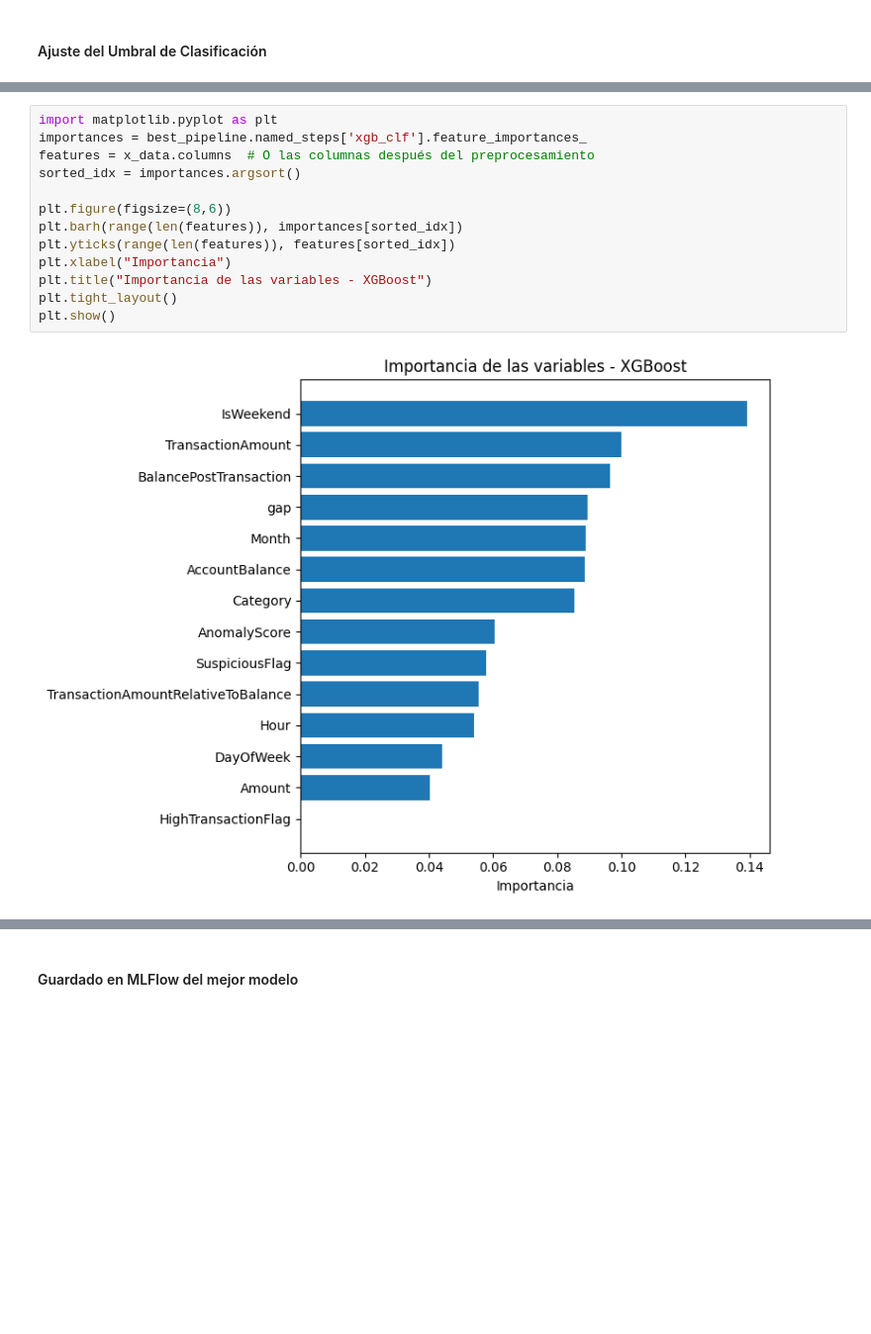
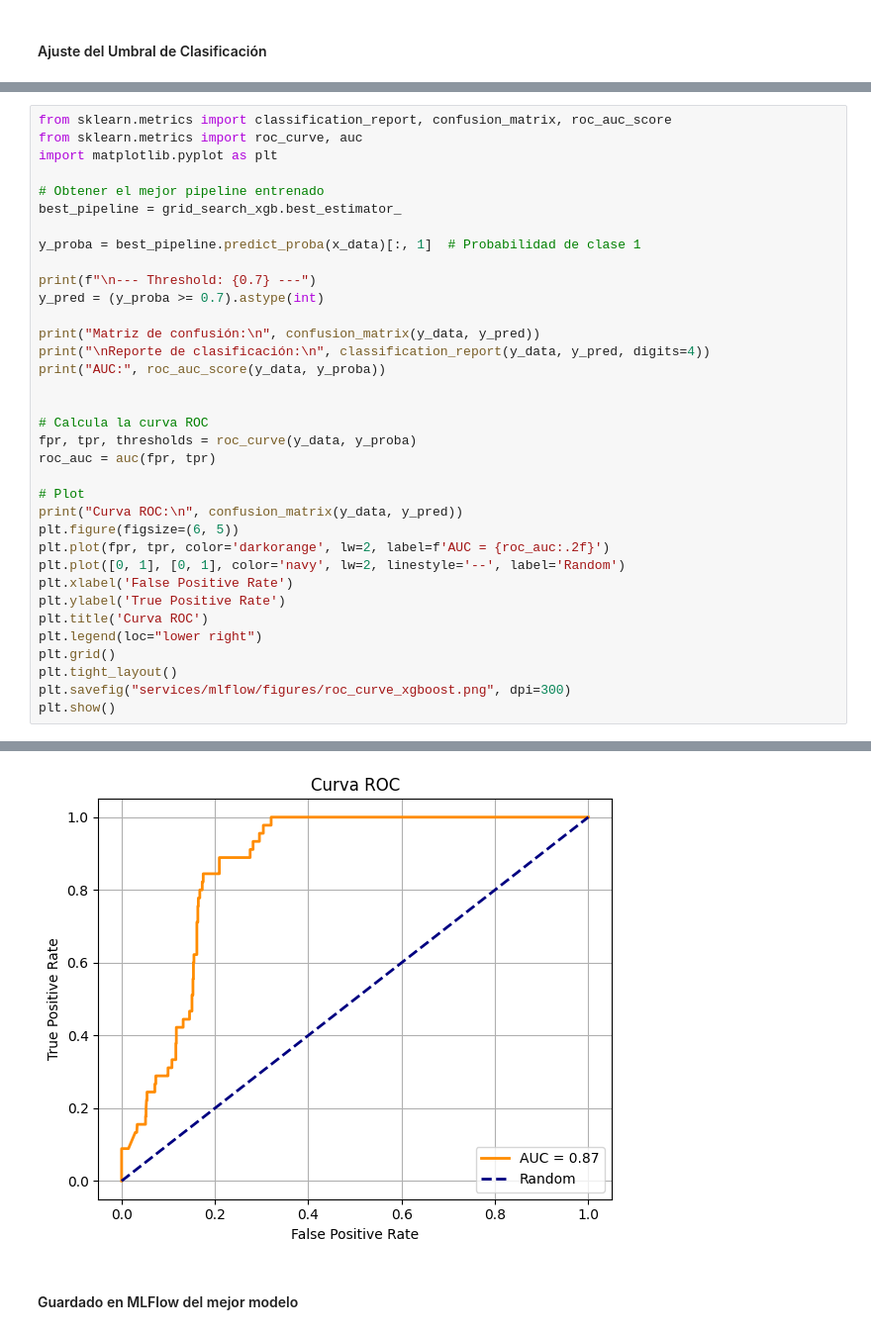
Before and after one commit to Camilabperez/Deteccion-fraude-ML, a Jupyter notebook: training/fraud-detection.ipynb, the cells around one changed output, grey strips where cells are left out. Shown at 99% size. Saved outputs shown, nothing was run; the diff lists cells and outputs as text; blank space fills up the shorter version.

```diff
--- a/fraud-detection.ipynb
+++ b/training/fraud-detection.ipynb
@@ -774,15 +850,36 @@ AUC: 0.8544618964514252
-# %%
-import matplotlib.pyplot as plt
-importances = best_pipeline.named_steps['xgb_clf'].feature_importances_
-features = x_data.columns  # O las columnas después del preprocesamiento
-sorted_idx = importances.argsort()
-
-plt.figure(figsize=(8,6))
-plt.barh(range(len(features)), importances[sorted_idx])
-plt.yticks(range(len(features)), features[sorted_idx])
-plt.xlabel("Importancia")
-plt.title("Importancia de las variables - XGBoost")
-plt.tight_layout()
-plt.show()
-# %% [output]
-[figure, removed]
+# %%
+from sklearn.metrics import classification_report, confusion_matrix, roc_auc_score
+from sklearn.metrics import roc_curve, auc
+import matplotlib.pyplot as plt
+
+# Obtener el mejor pipeline entrenado
+best_pipeline = grid_search_xgb.best_estimator_
+
+y_proba = best_pipeline.predict_proba(x_data)[:, 1]  # Probabilidad de clase 1
+
+print(f"\n--- Threshold: {0.7} ---")
+y_pred = (y_proba >= 0.7).astype(int)
+
+print("Matriz de confusión:\n", confusion_matrix(y_data, y_pred))
+print("\nReporte de clasificación:\n", classification_report(y_data, y_pred, digits=4))
+print("AUC:", roc_auc_score(y_data, y_proba))
+
+
+# Calcula la curva ROC
+fpr, tpr, thresholds = roc_curve(y_data, y_proba)
+roc_auc = auc(fpr, tpr)
+
+# Plot
+print("Curva ROC:\n", confusion_matrix(y_data, y_pred))
+plt.figure(figsize=(6, 5))
+plt.plot(fpr, tpr, color='darkorange', lw=2, label=f'AUC = {roc_auc:.2f}')
+plt.plot([0, 1], [0, 1], color='navy', lw=2, linestyle='--', label='Random')
+plt.xlabel('False Positive Rate')
+plt.ylabel('True Positive Rate')
+plt.title('Curva ROC')
+plt.legend(loc="lower right")
+plt.grid()
+plt.tight_layout()
+plt.savefig("services/mlflow/figures/roc_curve_xgboost.png", dpi=300)
+plt.show()
+# %% [output]
@@ -789,2 +905,3 @@ plt.show()
+[figure, added]
 # %% [markdown]
 #### Guardado en MLFlow del mejor modelo
```
Also changed, not shown: parts of 27 cells of this notebook, 58 other files.
